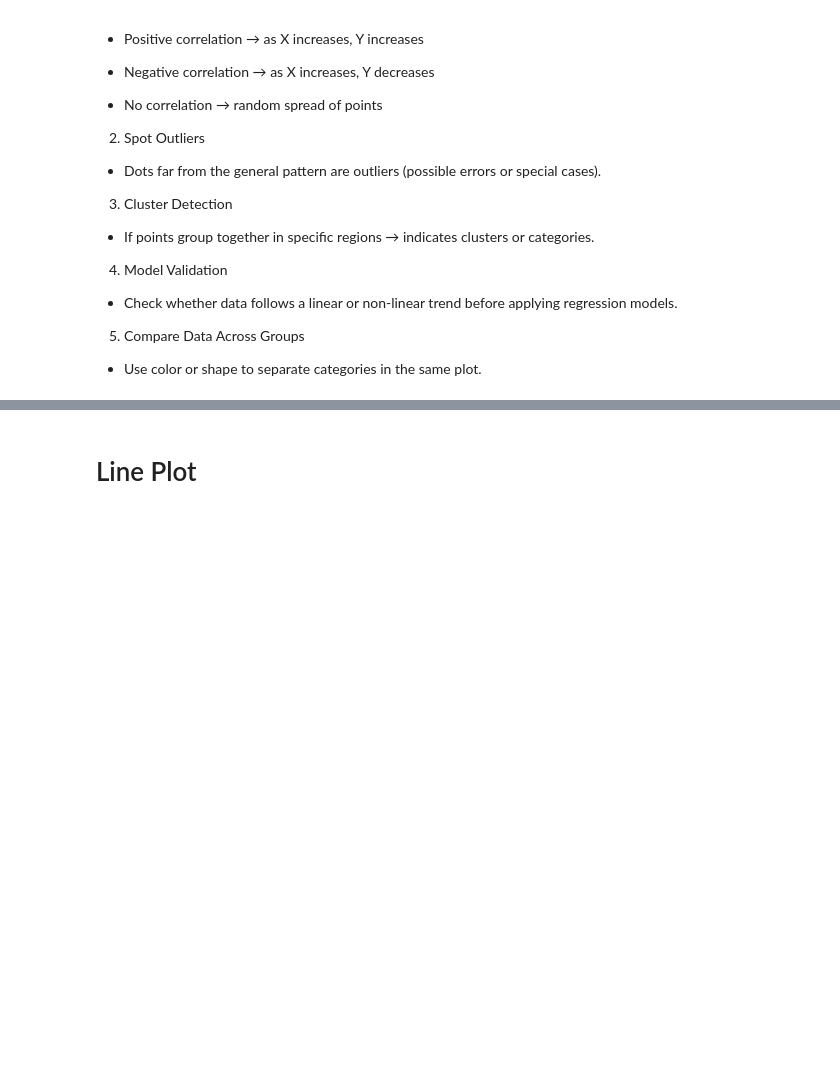
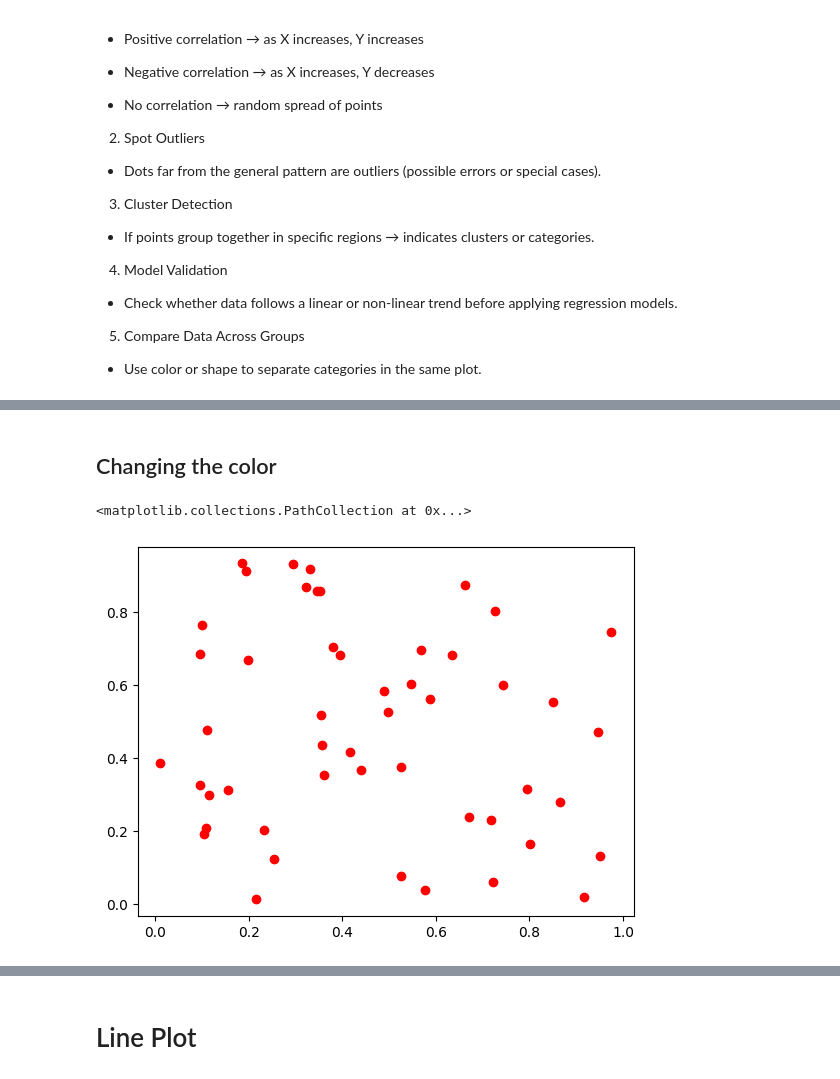
Before and after one commit to prA-G/DailyPythonNotes, a Jupyter notebook: 20_Matplotlib.ipynb, the cells around one changed output, grey strips where cells are left out. Drawn from its saved outputs; the diff is of its cells as text; code cells hidden in the pictures; blank space fills up the shorter version.

Commit message:
Scatter Plot

```diff
--- a/20_Matplotlib.ipynb
+++ b/20_Matplotlib.ipynb
@@ -194,0 +198,7 @@ plt.scatter(x, y)
+# %% [markdown]
+## Changing the color
+# %%
+plt.scatter(x, y, c = 'r')
+# %% [output]
+<matplotlib.collections.PathCollection at 0x...>
+[figure, added]
```
Also changed, not shown: parts of 15 cells of this notebook.
